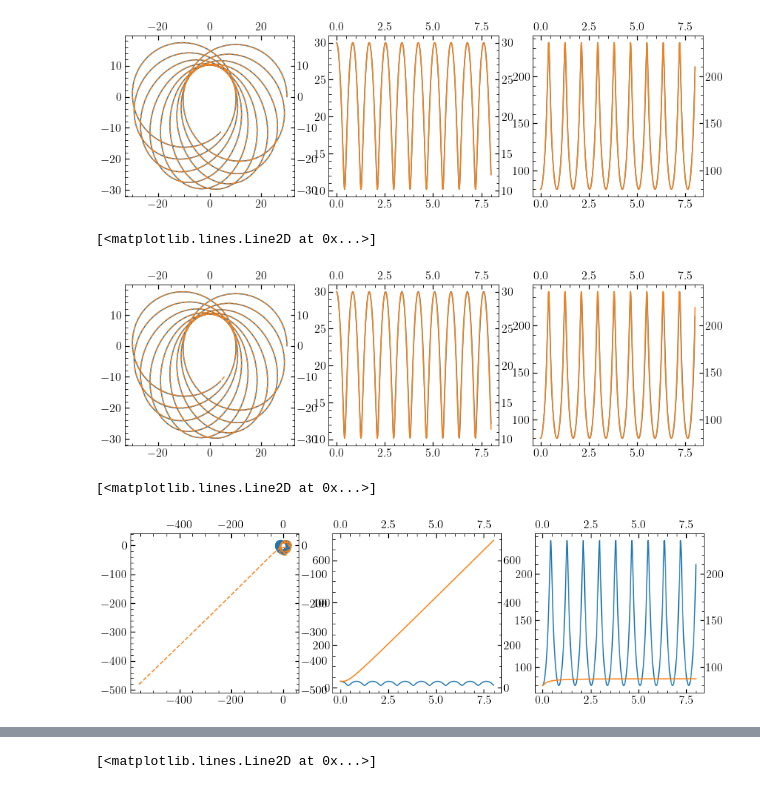
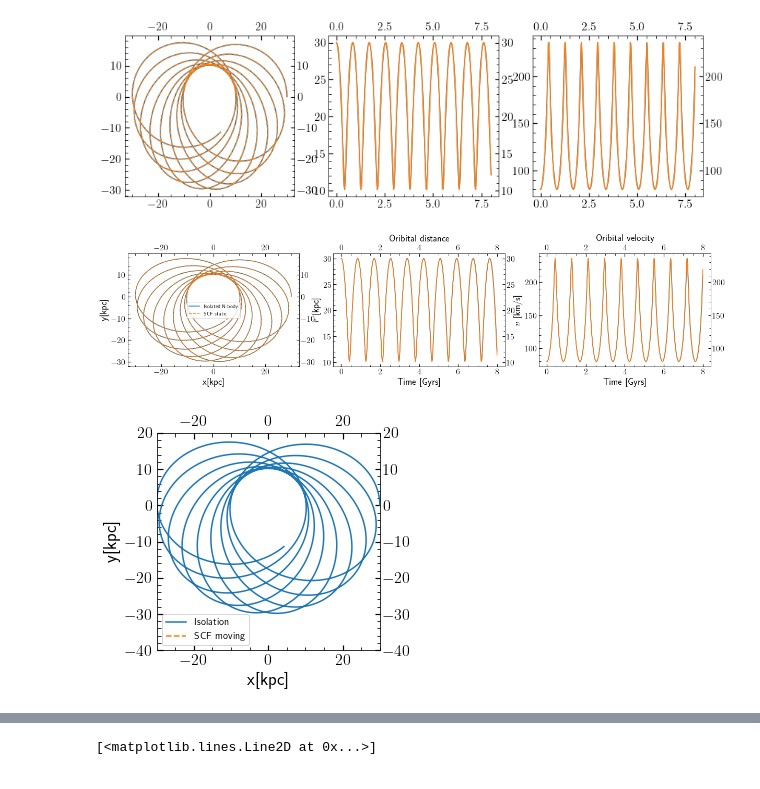
Before and after one commit to adrn/time-dependent-scf, a Jupyter notebook: notebooks/Inertial_vs_non_intertial_frame.ipynb, the cells around one changed output, grey strips where cells are left out. Saved outputs shown, nothing was run; the diff lists cells and outputs as text; code cells hidden in the pictures.

Commit message:
savinf notebook figures

```diff
--- a/notebooks/Inertial_vs_non_intertial_frame.ipynb
+++ b/notebooks/Inertial_vs_non_intertial_frame.ipynb
@@ -18,6 +18,8 @@ import gala.potential as gp
 from gala.units import galactic
 
 from gala.potential.scf import compute_coeffs
+# %%
+figs_path = "./figures/intertial_vs_non-intertial_ex/"
 # %%
 # Design gala potential using Nbody and a test particle
 
@@ -263,20 +270,35 @@ ax[2].plot(t_orbit, v_scf)
 [<matplotlib.lines.Line2D at 0x...>]
 [figure]
 # %%
-fig, ax = plt.subplots(1, 3, figsize=(14, 4))
+fig, ax = plt.subplots(1, 3, figsize=(20, 4))
 
-ax[0].plot(pos_tp_iso[:,0][0]-pos_sat_iso[:,0][0], pos_tp_iso[:,1][0]-pos_sat_iso[:,1][0])
-ax[0].plot(pos_scf_tdp[:,0], pos_scf_tdp[:,1], ls='--')
+ax[0].plot(pos_tp_iso[:,0][0]-pos_sat_iso[:,0][0], pos_tp_iso[:,1][0]-pos_sat_iso[:,1][0], label='Isolated N-body')
+ax[0].plot(pos_scf_tdp[:,0], pos_scf_tdp[:,1], ls='--', label='SCF static')
+ax[0].legend()
 
 ax[1].plot(t_orbit, rtp_r2_sat_iso, label='Isolation')
 ax[1].plot(t_orbit, r_scf_tdp)
-
+ax[1].set_title('Oribital distance', fontsize=18)
+ax[1].set_xlabel('Time [Gyrs]')
+ax[1].set_ylabel('$r$ [kpc]')
 
 ax[2].plot(t_orbit, vtp_r2_sat_iso, label='Isolation')
 ax[2].plot(t_orbit, v_scf_tdp)
+ax[2].set_title('Oribital velocity', fontsize=18)
+ax[2].set_xlabel('Time [Gyrs]')
+ax[2].set_ylabel('$v$ [km/s]')
+
+
+ax[0].set_xlabel('x[kpc]')
+ax[0].set_ylabel('y[kpc]')
+
+
+
+
+plt.savefig(figs_path+"orbits_iso_scf_static.png", bbox_inches='tight')
+plt.savefig(figs_path+"orbits_iso_scf_static.pdf", bbox_inches='tight')
 # %% [output]
-[<matplotlib.lines.Line2D at 0x...>]
-[figure, old version]
+[figure, new version]
 # %%
 w0_scf_mov = gd.PhaseSpacePosition(
     pos=[30, 0, 0]*u.kpc,
@@ -303,17 +325,38 @@ vel_scf_tdp_mov = orbit_scf_tdp_mov.v_xyz.to(u.km/u.s).value.T
 r_scf_tdp_mov = (np.sum(pos_scf_tdp_mov**2, axis=1))**0.5
 v_scf_tdp_mov = (np.sum(vel_scf_tdp_mov**2, axis=1))**0.5
 # %%
-fig, ax = plt.subplots(1, 3, figsize=(14, 4))
+fig, ax = plt.subplots(1, 1, figsize=(4, 4))
 
-ax[0].plot(pos_tp_iso[:,0][0]-pos_sat_iso[:,0][0], pos_tp_iso[:,1][0]-pos_sat_iso[:,1][0])
-ax[0].plot(pos_scf_tdp_mov[:,0]-sat_com[:,0], pos_scf_tdp_mov[:,1], ls='--')
-
-ax[1].plot(t_orbit, rtp_r2_sat_iso, label='Isolation')
-ax[1].plot(t_orbit, r_scf_tdp_mov)
+ax.plot(pos_tp_iso[:,0][0]-pos_sat_iso[:,0][0], pos_tp_iso[:,1][0]-pos_sat_iso[:,1][0], label='Isolation')
+ax.plot(pos_scf_tdp_mov[:,0]-sat_com[:,0], pos_scf_tdp_mov[:,1], ls='--', label='SCF moving')
+ax.legend()
 
 
-ax[2].plot(t_orbit, vtp_r2_sat_iso, label='Isolation')
-ax[2].plot(t_orbit, v_scf_tdp_mov)
+#ax[1].plot(t_orbit, rtp_r2_sat_iso, label='Isolation')
+#ax[1].plot(t_orbit, r_scf_tdp_mov)
+#ax[1].set_title('Oribital distance', fontsize=18)
+#ax[1].set_xlabel('Time [Gyrs]')
+#ax[1].set_ylabel('$r$ [kpc]')
+
+#ax[2].plot(t_orbit, vtp_r2_sat_iso, label='Isolation')
+#ax[2].plot(t_orbit, v_scf_tdp_mov)
+
+
+
+
+#ax[2].set_title('Oribital velocity', fontsize=18)
+#ax[2].set_xlabel('Time [Gyrs]')
+#ax[2].set_ylabel('$v$ [km/s]')
+
+
+ax.set_xlabel('x[kpc]')
+ax.set_ylabel('y[kpc]')
+
+ax.set_xlim(-30 , 30)
+ax.set_ylim(-40 , 20)
+
+
+plt.savefig(figs_path+"orbits_iso_scf_moving.png", bbox_inches='tight')
+plt.savefig(figs_path+"orbits_iso_scf_moving.pdf", bbox_inches='tight')
 # %% [output]
-[<matplotlib.lines.Line2D at 0x...>]
-[figure, old version]
+[figure, new version]
```
Also changed, not shown: parts of 6 cells of this notebook.
